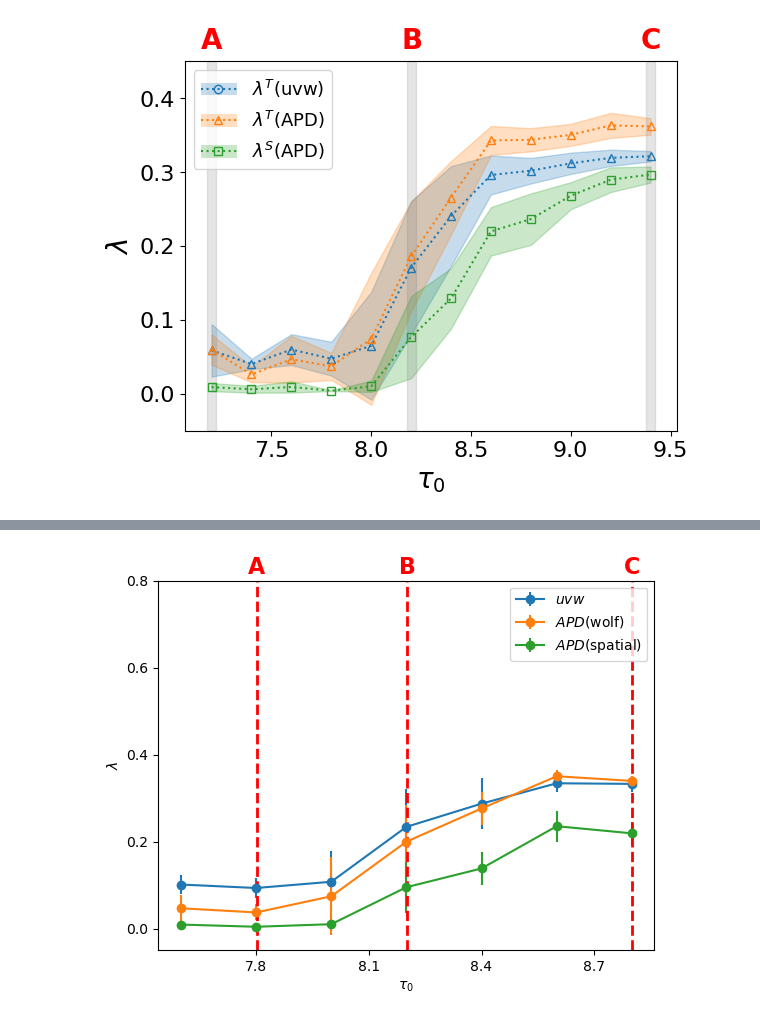
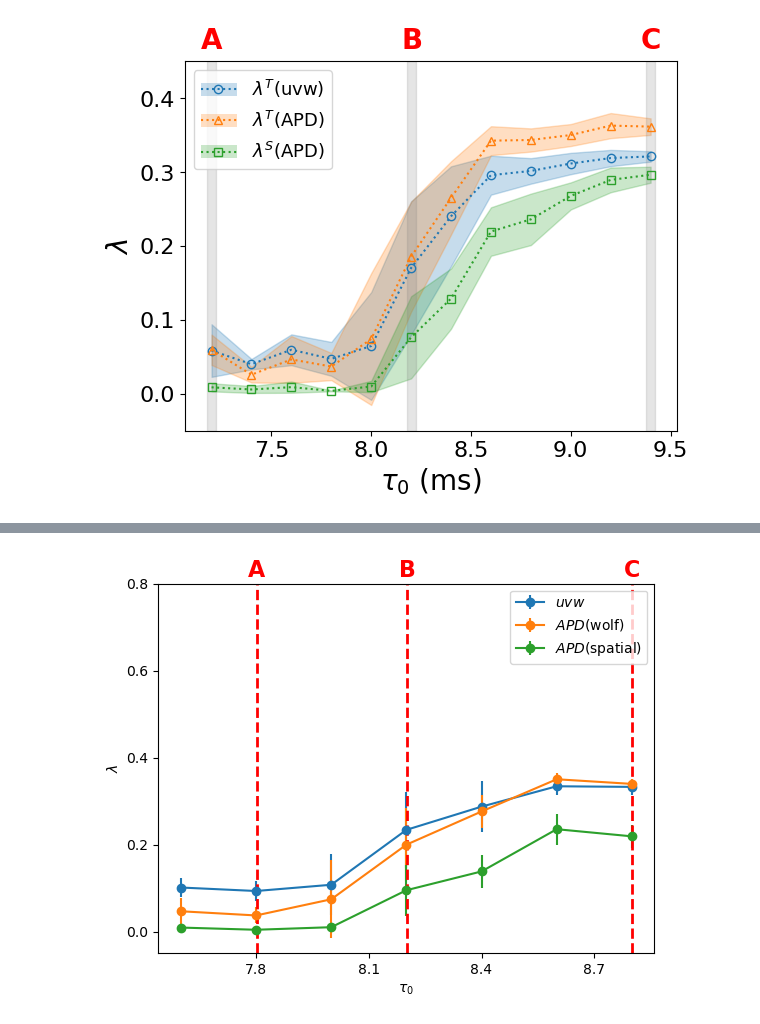
Before and after one commit to William-XiaodongAn/Quantifying-The-Complex-Spatiotemporal-Chaos-of-Cardiac-Fibrillation-in-Ionic-Models, a Jupyter notebook: analysis_ipynb_scripts/tau_0_plot.ipynb, the cells around one changed output, grey strips where cells are left out. Saved outputs shown, nothing was run; the diff lists cells and outputs as text; code cells hidden in the pictures.

```diff
--- a/analysis_ipynb_scripts/tau_0_plot.ipynb
+++ b/analysis_ipynb_scripts/tau_0_plot.ipynb
@@ -1108,7 +1110,7 @@ def plot_result(x, y, yerr, style=':o', label=None):
     # Plot shaded error region without legend
     plt.fill_between(x, y - yerr, y + yerr, color=line[0].get_color(), alpha=0.25, label='_nolegend_')
 
-plot_result(result_4_tau_r_list,result_uvw,result_uvw_error_total,':^')
+plot_result(result_4_tau_r_list,result_uvw,result_uvw_error_total,':o')
 #plt.errorbar(result_4_tau_r_list,result_uvw,yerr = None, capsize=2,fmt =':o',markerfacecolor='none')
 plot_result(result_4_tau_r_list,result_APD,result_APD_error_total,':^')
 plot_result(result_4_tau_r_list,result_APD_spatial,result_APD_spatial_error_total,':s')
@@ -1118,34 +1120,34 @@ plt.ylim(-0.05,0.45)
 plt.gca().xaxis.set_major_locator(MaxNLocator(nbins=5))  # Max 5 ticks on x-axis
 plt.gca().yaxis.set_major_locator(MaxNLocator(nbins=5))  # Max 5 ticks on y-axis
 #plt.legend([r'$uvw$(temporal)',r'$APD$(temporal)',r'$APD$(spatial)'])
-plt.xlabel(r'$\tau_{0}$',fontsize=20)
+plt.xlabel(r'$\tau_{0}$ (ms)',fontsize=20)
 plt.ylabel(r'$\lambda$',fontsize=20)
 legend = plot_custom_legend()
 
 ylim = plt.ylim()
 y_top = ylim[1]
 y_text = 1.02 * y_top  # 2% above top
 delta = (max(result_4_tau_r_list) - min(result_4_tau_r_list)) /  100# very narrow band width just to highlight the line
 for xval, label in zip([7.2  ,8.2,9.4], ['A', 'B', 'C']):
     plt.axvspan(xval - delta, xval + delta, color='gray', alpha=0.2)
     plt.text(xval, y_text, rf'$\mathbf{{{label}}}$', fontsize=20, ha='center', va='bottom',color='red')
 from mpl_toolkits.axes_grid1 import make_axes_locatable
 from mpl_toolkits.axes_grid1.axes_divider import Size
 # === fixed right margin while others stay tight ===
 fig = plt.gcf()
 ax  = plt.gca()
 
 right_px = 15            # <- fixed right margin in pixels (change as you like)
 right_in = right_px / fig.dpi # convert px -> inches
 
 # (optional) keep data width unchanged: widen the figure to make room for the spacer
 w, h = fig.get_size_inches()
 fig.set_size_inches(w + right_in, h, forward=True)
 
 # append an invisible fixed-width axes on the right
 divider = make_axes_locatable(ax)
 spacer  = divider.append_axes("right", size=Size.Fixed(right_in), pad=0.0)
 spacer.axis("off")
 plt.savefig('result_tau_0.png', dpi=300,bbox_inches="tight")
 # %% [output]
-[figure, old version]
+[figure, new version]
```
Also changed, not shown: parts of 6 cells of this notebook, 40 other files.
